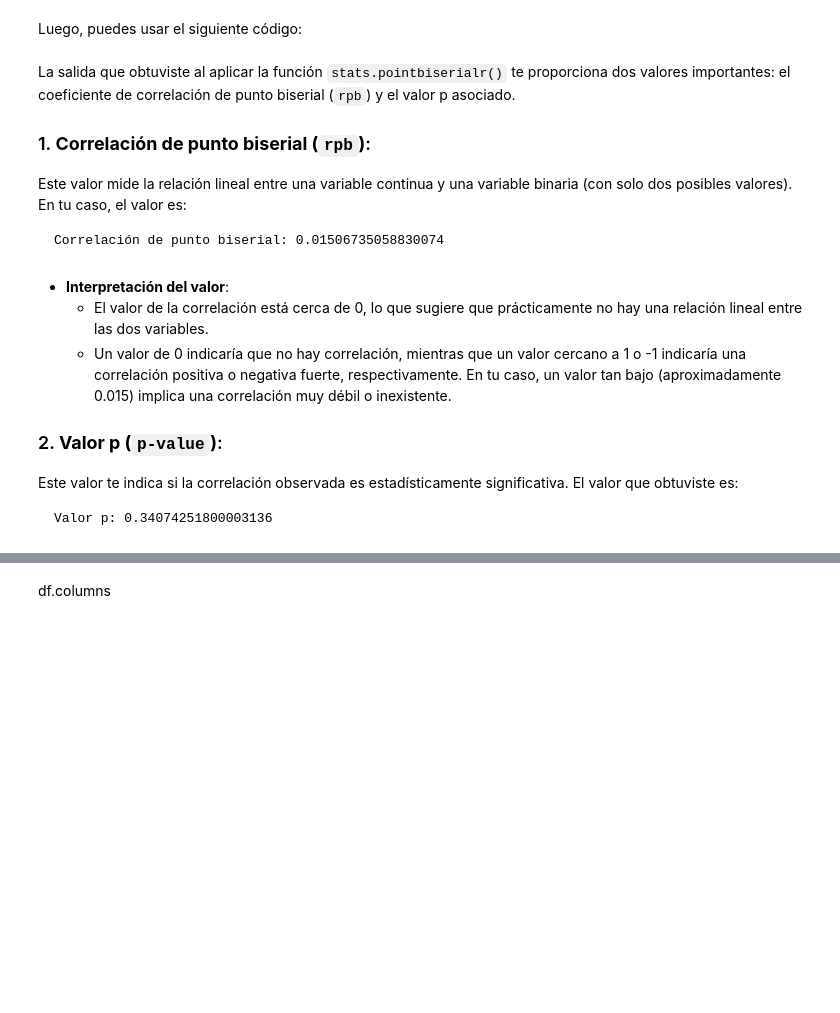
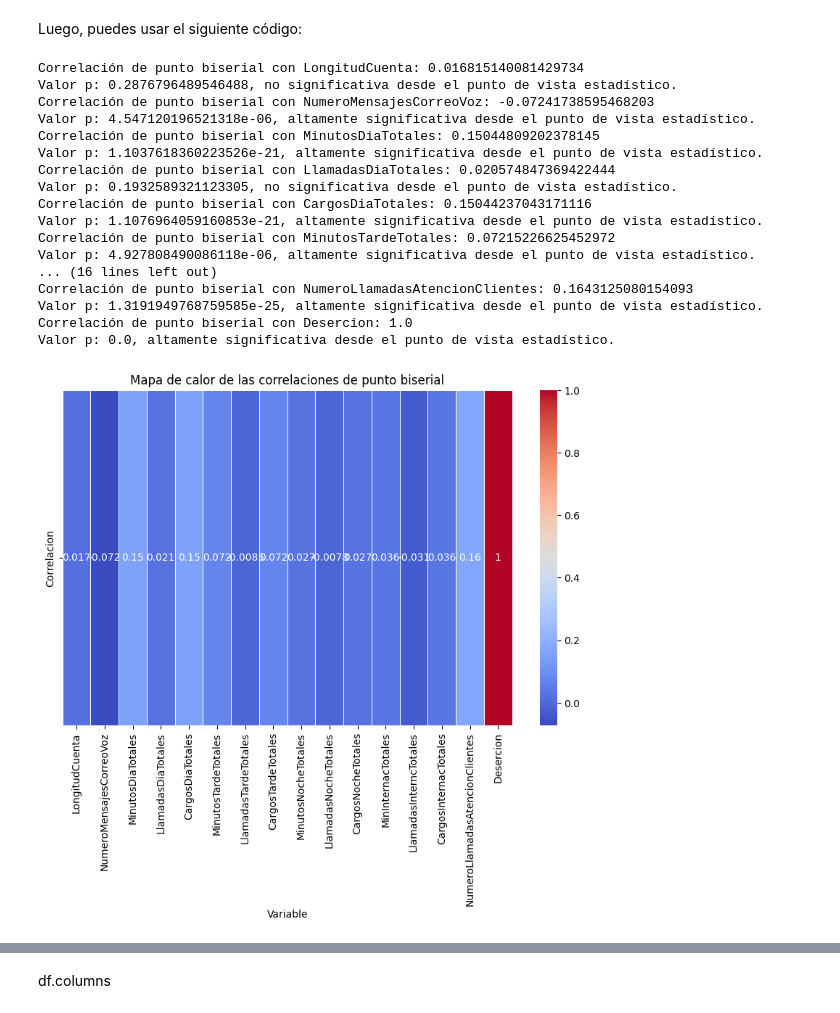
Before and after one commit to marco-canas/extension, a Jupyter notebook: taller_g_lideres/6_pactica_ml/1_analisis_abandono.ipynb, the cells around one changed output, grey strips where cells are left out. Drawn from its saved outputs; the diff is of its cells as text; code cells hidden in the pictures; blank space fills up the shorter version.

````diff
--- a/taller_g_lideres/6_pactica_ml/1_analisis_abandono.ipynb
+++ b/taller_g_lideres/6_pactica_ml/1_analisis_abandono.ipynb
@@ -547,34 +567,54 @@ Luego, puedes usar el siguiente código:
 # %%
 import numpy as np
 import pandas as pd
+import seaborn as sns
+import matplotlib.pyplot as plt
 from scipy import stats
 
-# Calculamos la correlación de punto biserial usando scipy
-corr_punto_biserial, p_valor = stats.pointbiserialr(df_train['Desercion'], df_train.NumeroMensajesCorreoVoz)
+# Seleccionamos las variables numéricas
+atributos_numericos = df_train.select_dtypes(include=['float64', 'int64']).columns
 
-# Mostramos los resultados
-print(f"Correlación de punto biserial: {corr_punto_biserial}")
-if p_valor < 0.05:
-    print(f"""Valor p: {p_valor}, altamente significativa desde el punto de vista estadístico.
-          En otras palabras, es muy improbable que la correlación que observaste haya ocurrido por azar.""")
+# Inicializamos un diccionario para almacenar las correlaciones de punto biserial
+correlaciones = {}
+p_valores = {}
+
+# Iteramos sobre cada atributo numérico para calcular la correlación de punto biserial
+for atributo in atributos_numericos:
+    corr_punto_biserial, p_valor = stats.pointbiserialr(df_train['Desercion'], df_train[atributo])
+    correlaciones[atributo] = corr_punto_biserial
+    p_valores[atributo] = p_valor
+    print(f"Correlación de punto biserial con {atributo}: {corr_punto_biserial}")
+
+    if p_valor < 0.05:
+        print(f"Valor p: {p_valor}, altamente significativa desde el punto de vista estadístico.")
+    else:
+        print(f"Valor p: {p_valor}, no significativa desde el punto de vista estadístico.")
+
+# Convertimos el diccionario de correlaciones en un DataFrame para visualizarlo
+correlaciones_df = pd.DataFrame(list(correlaciones.items()), columns=['Variable', 'Correlacion'])
+
+# Generamos un mapa de calor con las correlaciones
+plt.figure(figsize=(10, 6))
+sns.heatmap(correlaciones_df.set_index('Variable').T, annot=True, cmap='coolwarm', linewidths=0.5)
+plt.title('Mapa de calor de las correlaciones de punto biserial')
+plt.savefig('/mapa_correlaciones.jpg')
+plt.show()
+# %% [output]
+Correlación de punto biserial con LongitudCuenta: 0.016815140081429734
+Valor p: 0.2876796489546488, no significativa desde el punto de vista estadístico.
+Correlación de punto biserial con NumeroMensajesCorreoVoz: -0.07241738595468203
+Valor p: 4.547120196521318e-06, altamente significativa desde el punto de vista estadístico.
+Correlación de punto biserial con MinutosDiaTotales: 0.15044809202378145
+Valor p: 1.1037618360223526e-21, altamente significativa desde el punto de vista estadístico.
+Correlación de punto biserial con LlamadasDiaTotales: 0.020574847369422444
+Valor p: 0.1932589321123305, no significativa desde el punto de vista estadístico.
+Correlación de punto biserial con CargosDiaTotales: 0.15044237043171116
+Valor p: 1.1076964059160853e-21, altamente significativa desde el punto de vista estadístico.
+Correlación de punto biserial con MinutosTardeTotales: 0.07215226625452972
+Valor p: 4.927808490086118e-06, altamente significativa desde el punto de vista estadístico.
+... (16 lines left out)
+Correlación de punto biserial con NumeroLlamadasAtencionClientes: 0.1643125080154093
+Valor p: 1.3191949768759585e-25, altamente significativa desde el punto de vista estadístico.
+Correlación de punto biserial con Desercion: 1.0
+Valor p: 0.0, altamente significativa desde el punto de vista estadístico.
+[figure, added]
-# %% [markdown]
-La salida que obtuviste al aplicar la función `stats.pointbiserialr()` te proporciona dos valores importantes: el coeficiente de correlación de punto biserial (`rpb`) y el valor p asociado.
-
-### 1. **Correlación de punto biserial (`rpb`)**:
-Este valor mide la relación lineal entre una variable continua y una variable binaria (con solo dos posibles valores). En tu caso, el valor es:
-
-```
-Correlación de punto biserial: 0.01506735058830074
-```
-# %% [markdown]
-
-- **Interpretación del valor**:
-  - El valor de la correlación está cerca de 0, lo que sugiere que prácticamente no hay una relación lineal entre las dos variables.
-  - Un valor de 0 indicaría que no hay correlación, mientras que un valor cercano a 1 o -1 indicaría una correlación positiva o negativa fuerte, respectivamente. En tu caso, un valor tan bajo (aproximadamente 0.015) implica una correlación muy débil o inexistente.
-
-### 2. **Valor p (`p-value`)**:
-Este valor te indica si la correlación observada es estadísticamente significativa. El valor que obtuviste es:
-
-```
-Valor p: 0.34074251800003136
-```
````
Also changed, not shown: parts of 21 cells of this notebook, 4 other files.
